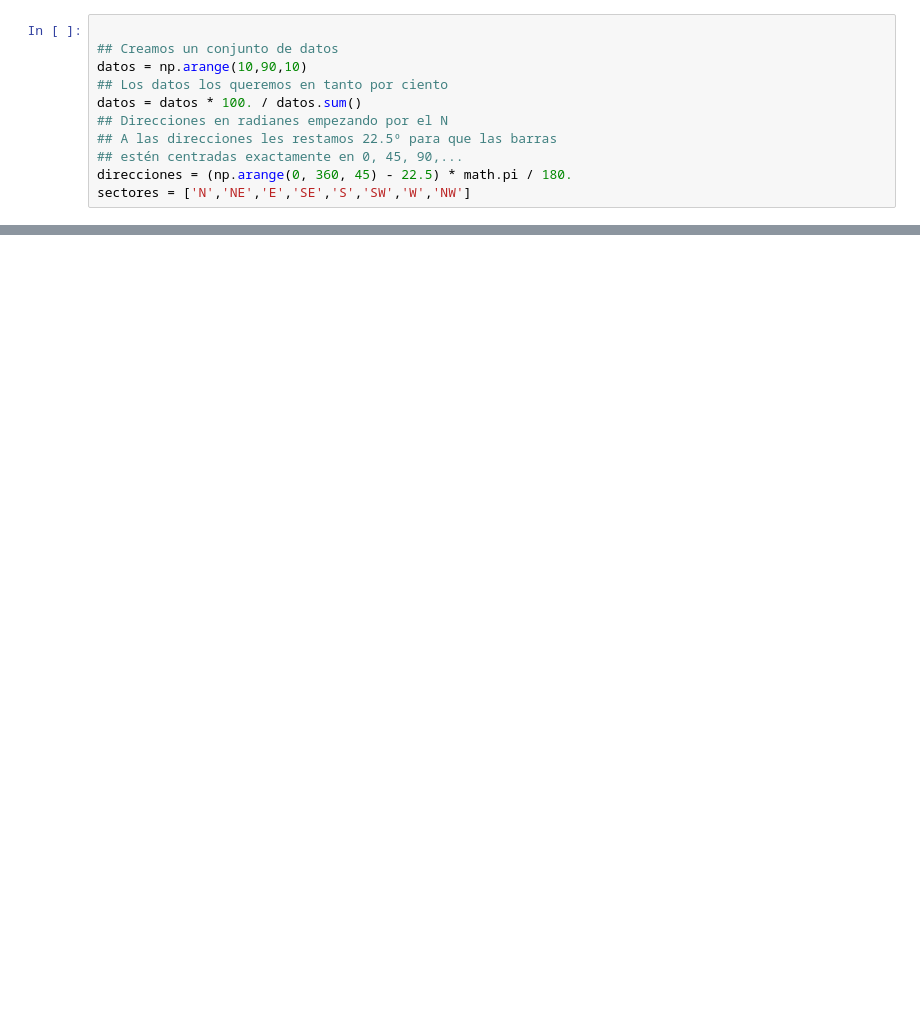
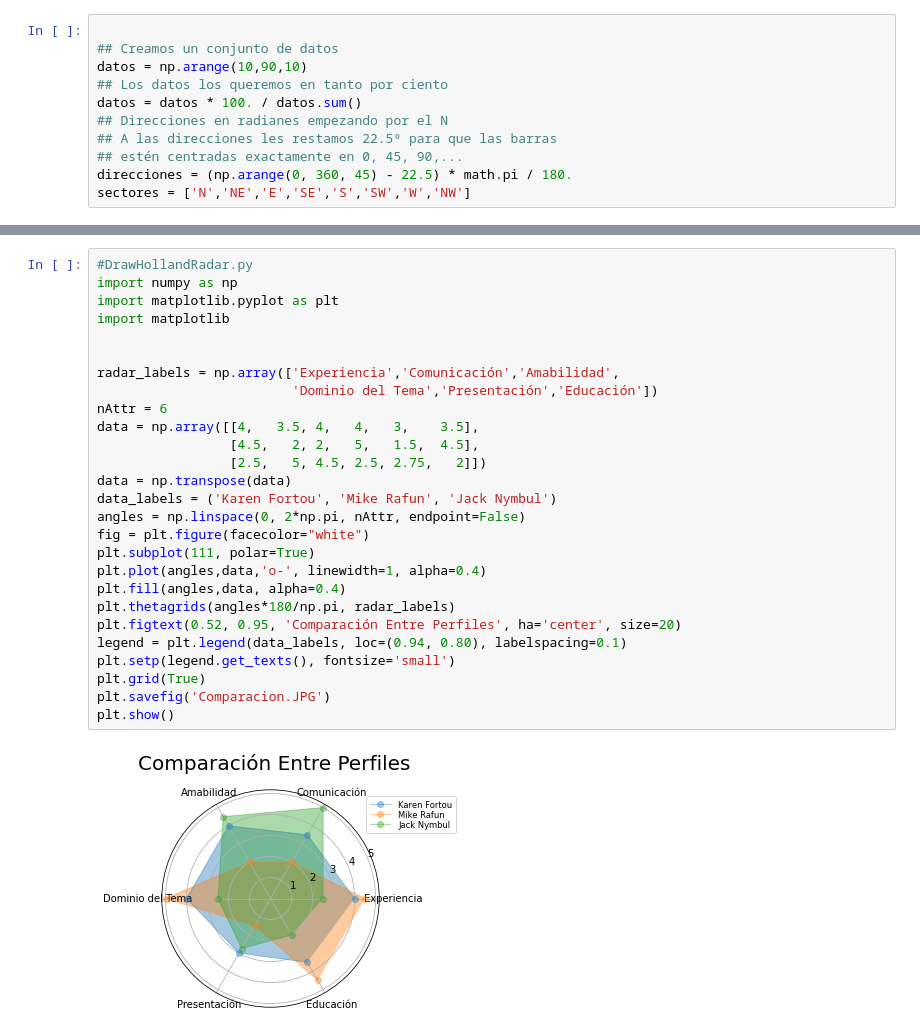
Before and after one commit to villagranp/DEV_Python, a Jupyter notebook: UNIR Comparacion Perfiles/rosadevientos.ipynb, the cells around one changed output, grey strips where cells are left out. Drawn from its saved outputs; the diff is of its cells as text; blank space fills up the shorter version.

Commit message:
se agrega comparacion de Perfiles

```diff
--- a/UNIR Comparacion Perfiles/rosadevientos.ipynb
+++ b/UNIR Comparacion Perfiles/rosadevientos.ipynb
@@ -85,0 +97,29 @@ findfont: Font family ['SimHei'] not found. Falling back to DejaVu Sans.
+# %%
+#DrawHollandRadar.py
+import numpy as np
+import matplotlib.pyplot as plt
+import matplotlib
+
+
+radar_labels = np.array(['Experiencia','Comunicación','Amabilidad',
+                         'Dominio del Tema','Presentación','Educación'])
+nAttr = 6
+data = np.array([[4,   3.5, 4,   4,   3,    3.5],
+                 [4.5,   2, 2,   5,   1.5,  4.5],
+                 [2.5,   5, 4.5, 2.5, 2.75,   2]])
+data = np.transpose(data)
+data_labels = ('Karen Fortou', 'Mike Rafun', 'Jack Nymbul')
+angles = np.linspace(0, 2*np.pi, nAttr, endpoint=False)
+fig = plt.figure(facecolor="white")
+plt.subplot(111, polar=True)
+plt.plot(angles,data,'o-', linewidth=1, alpha=0.4)
+plt.fill(angles,data, alpha=0.4)
+plt.thetagrids(angles*180/np.pi, radar_labels)
+plt.figtext(0.52, 0.95, 'Comparación Entre Perfiles', ha='center', size=20)
+legend = plt.legend(data_labels, loc=(0.94, 0.80), labelspacing=0.1)
+plt.setp(legend.get_texts(), fontsize='small')
+plt.grid(True)
+plt.savefig('Comparacion.JPG')
+plt.show()
+# %% [output]
+[figure, added]
```
Also changed, not shown: parts of 5 cells of this notebook, 5 other files.
